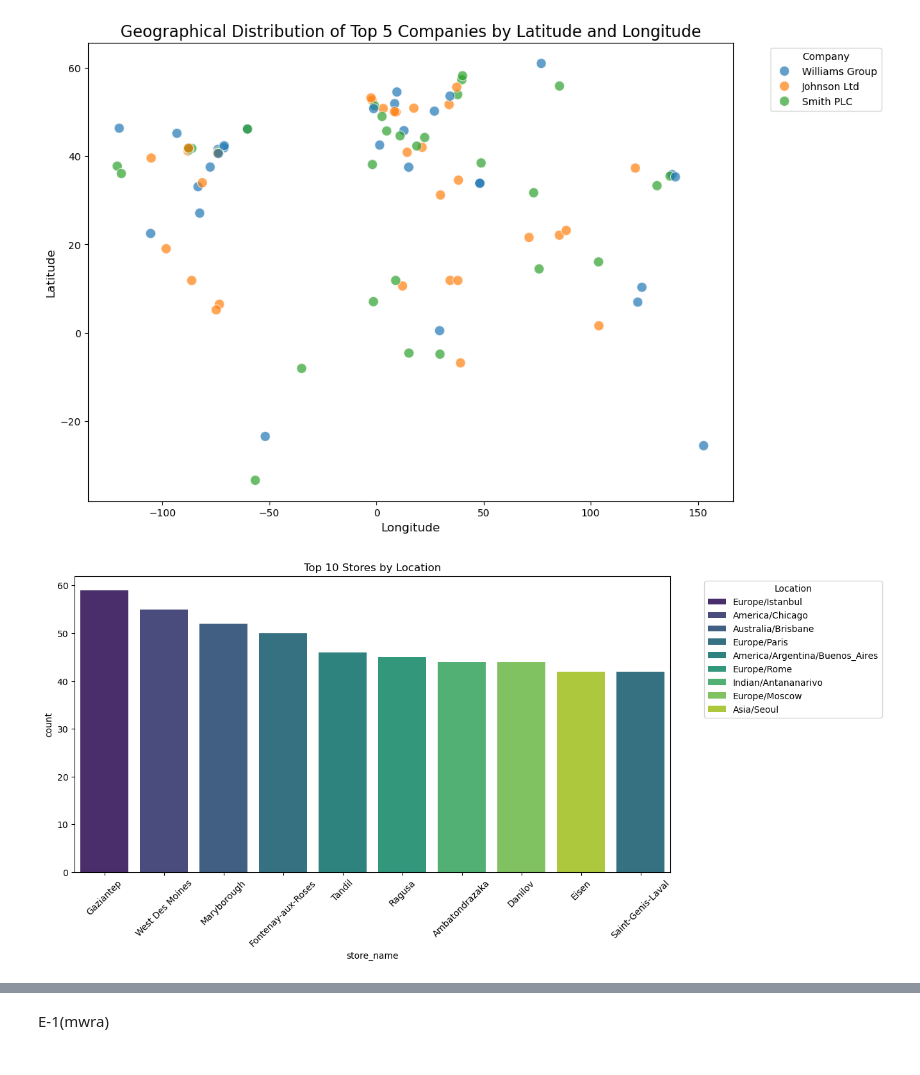
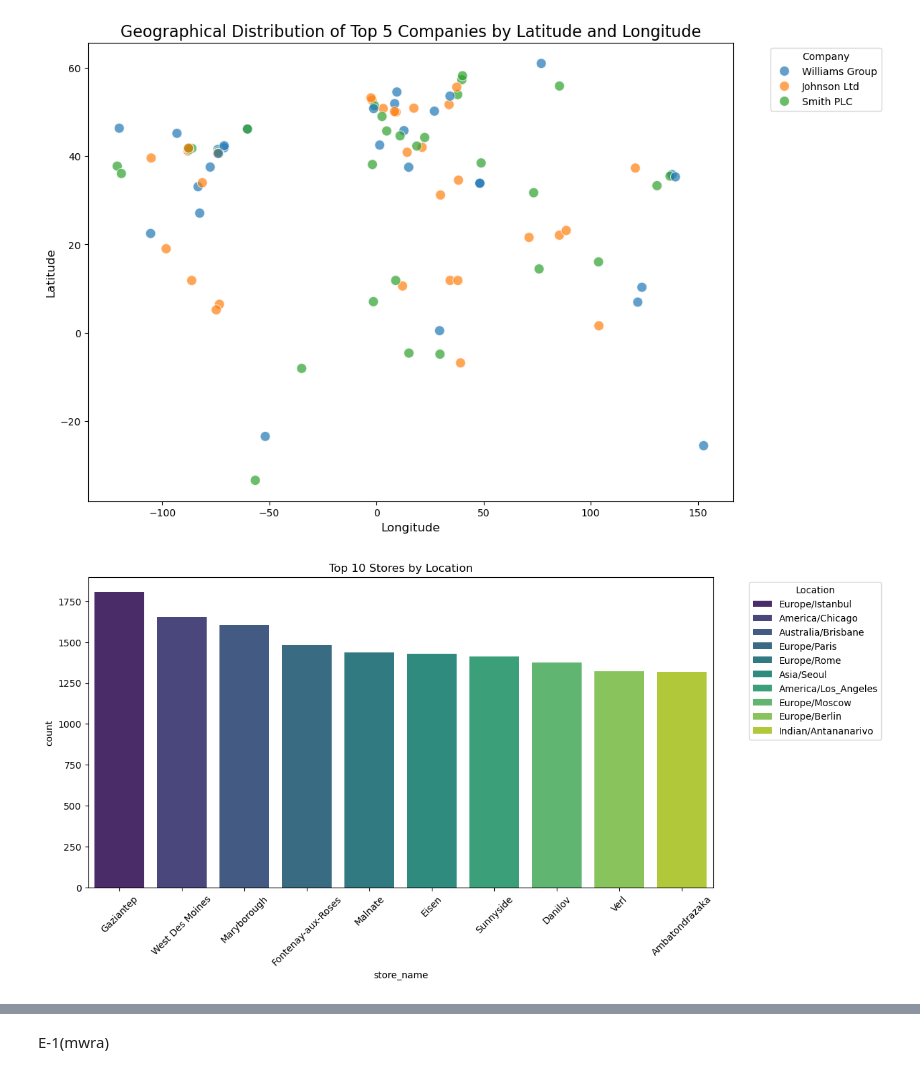
Before and after one commit to andrewtyv/IAU, a Jupyter notebook: proj.ipynb, the cells around one changed output, grey strips where cells are left out. Cells and saved outputs as stored; diff of their text form; code cells hidden in the pictures.

```diff
--- a/proj.ipynb
+++ b/proj.ipynb
@@ -243,8 +397,8 @@ Name: user_id, dtype: float64
 # %%
-df_profiles['birthdate'] = pd.to_datetime(df_profiles['birthdate'], errors='coerce')
+df_merged['birthdate'] = pd.to_datetime(df_merged['birthdate'], errors='coerce')
 
 
-birth_year_stats = df_profiles['birthdate'].dt.year.describe()
+birth_year_stats = df_merged['birthdate'].dt.year.describe()
 print("\nDescriptive Statistics for Birth Year:")
 print(birth_year_stats)
 # %% [output]
@@ -588,16 +550,16 @@ plt.show()
 [figure]
 # %%
 # Group by store_name and location
-store_location_counts = user_location_data.groupby(['store_name', 'location']).size().reset_index(name='count')
+store_location_counts = df_merged.groupby(['store_name', 'location']).size().reset_index(name='count')
 
 # Plotting
 plt.figure(figsize=(12, 6))
 sns.barplot(data=store_location_counts.nlargest(10, 'count'), x='store_name', y='count', hue='location', palette='viridis')
 plt.legend(title='Location', bbox_to_anchor=(1.05, 1), loc='upper left')
 
 plt.title('Top 10 Stores by Location')
 plt.xticks(rotation=45)
 plt.show()
 # %% [output]
-[figure, old version]
+[figure, new version]
 # %%
```
Also changed, not shown: parts of 49 cells of this notebook.
